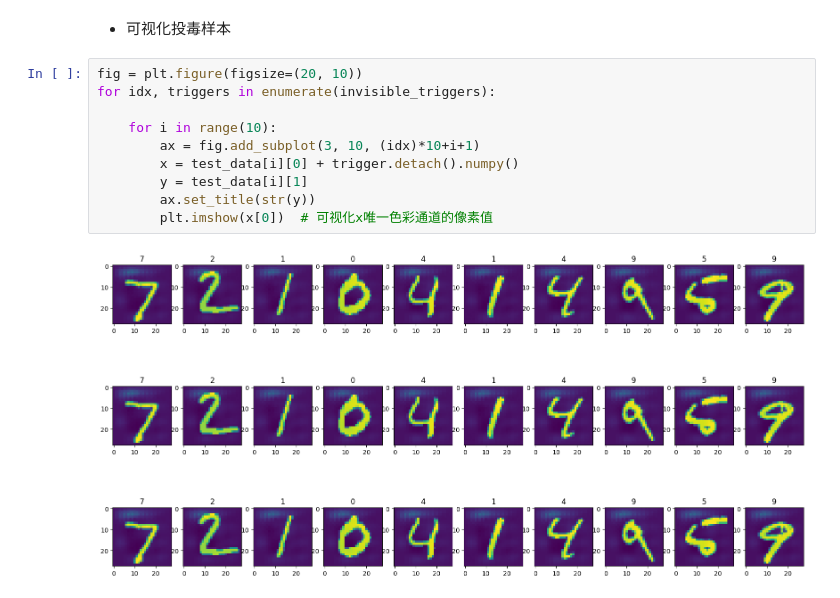
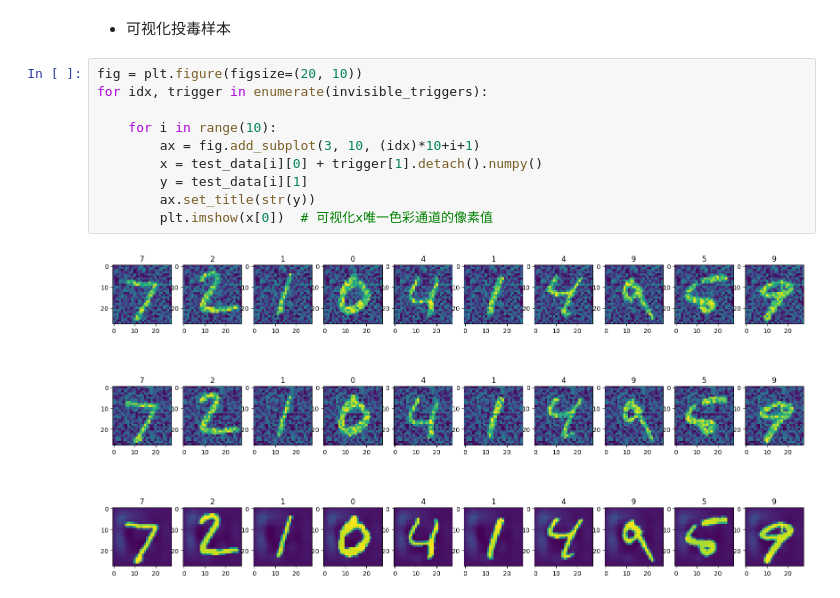
Before and after one commit to awz66661/Intelligent-Systems-Security-Practices, a Jupyter notebook: week11/Week11_Task1_Question.ipynb, the cells around one changed output. Drawn from its saved outputs; the diff is of its cells as text.

```diff
--- a/week11/Week11_Task1_Question.ipynb
+++ b/week11/Week11_Task1_Question.ipynb
@@ -201,13 +169,13 @@ for idx, triggers in enumerate(invisible_triggers):
 - 可视化投毒样本
 # %%
 fig = plt.figure(figsize=(20, 10))
-for idx, triggers in enumerate(invisible_triggers):
+for idx, trigger in enumerate(invisible_triggers):
 
     for i in range(10):
         ax = fig.add_subplot(3, 10, (idx)*10+i+1)
-        x = test_data[i][0] + trigger.detach().numpy()
+        x = test_data[i][0] + trigger[1].detach().numpy()
         y = test_data[i][1]
         ax.set_title(str(y))
         plt.imshow(x[0])  # 可视化x唯一色彩通道的像素值
 # %% [output]
-[figure, old version]
+[figure, new version]
```
Also changed, not shown: parts of 3 cells of this notebook.
